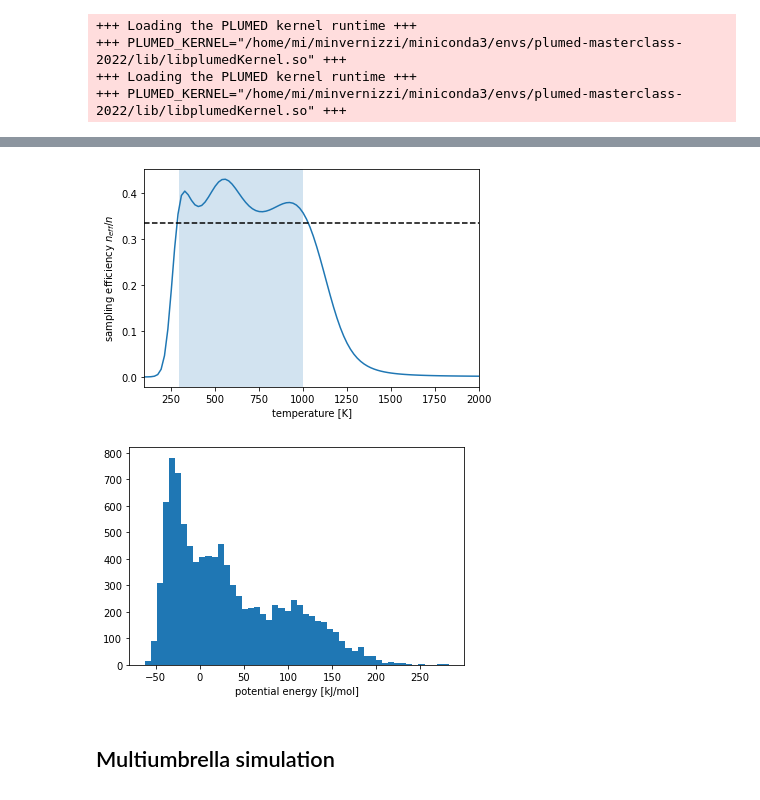
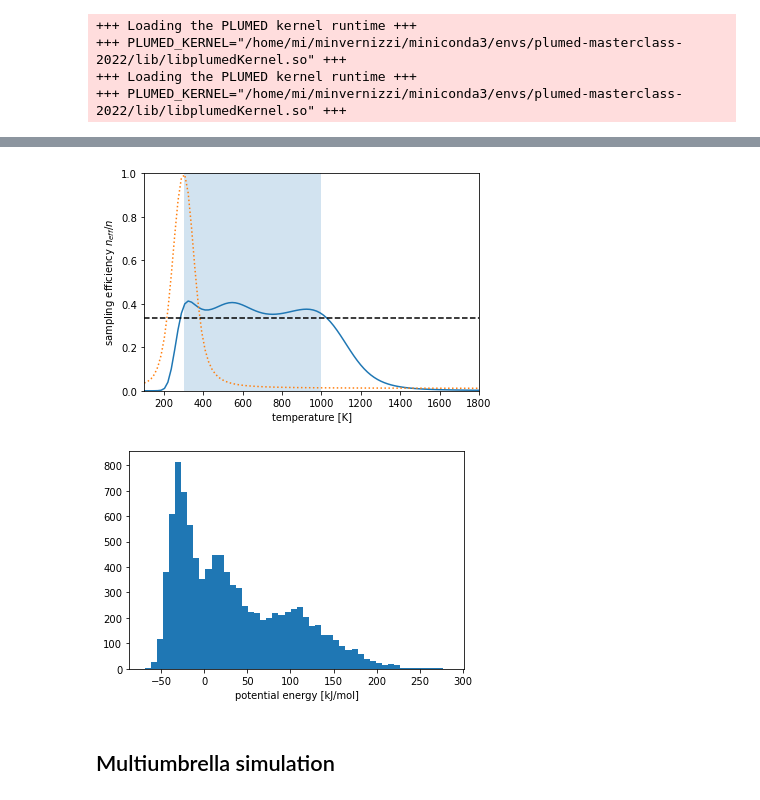
Before and after one commit to invemichele/masterclass-22-03, a Jupyter notebook: notebooks/1-opes_expanded.ipynb, the cells around one changed output, grey strips where cells are left out. Drawn from its saved outputs; the diff is of its cells as text; code cells hidden in the pictures.

```diff
--- a/notebooks/1-opes_expanded.ipynb
+++ b/notebooks/1-opes_expanded.ipynb
@@ -152,0 +155,18 @@ However, this is only the loss in efficiency due to the importance sampling. Ano
+# %%
+# calculate ESS of the initial unbiased samples
+temp_min = 300
+temp_max = 1000
+temp_steps = 3
+temps = np.linspace(100, 1800, 100)
+
+start = len(np.where(colvar['opes.bias']==0)[0]) #only at the beginning the bias is perfectly zero
+ESSs_start = np.array([calcESS(((1-T0/t)*colvar['ene'][:start])/KBT) for t in temps])
+
+plt.plot(temps, ESSs_start/start)
+plt.ylabel('sampling efficiency $n_{eff}/n$')
+plt.xlabel('temperature [K]')
+plt.xlim(temps[0], temps[-1])
+plt.ylim(0, 1)
+plt.axvspan(temp_min, temp_max, alpha=0.2)
+plt.axhline(1/temp_steps, ls='--', c='k')
+plt.show()
@@ -153,28 +175,26 @@ However, this is only the loss in efficiency due to the importance sampling. Ano
 # %%
 #plot effective sample size as a function of temperature
-temp_min = 300
-temp_max = 1000
-temp_steps = 3
+transient = start
 
-temps = np.linspace(100, 2000, 100)
-transient = 1000
 ESSs = np.array([calcESS((colvar['opes.bias'][transient:]+(1-T0/t)*colvar['ene'][transient:])/KBT) for t in temps])
 
 plt.plot(temps, ESSs/(len(colvar['time'][transient:])))
+plt.plot(temps, ESSs_start/start, ls=':')
 plt.ylabel('sampling efficiency $n_{eff}/n$')
 plt.xlabel('temperature [K]')
 plt.xlim(temps[0], temps[-1])
+plt.ylim(0, 1)
 plt.axvspan(temp_min, temp_max, alpha=0.2)
 plt.axhline(1/temp_steps, ls='--', c='k')
 plt.show()
 
 #plot the sampled energy distribution
-plt.hist(colvar['ene'], bins=50)
+plt.hist(colvar['ene'][transient:], bins=50)
 plt.xlabel('potential energy [kJ/mol]')
 plt.show()
 # %% [output]
-[figure, old version]
+[figure, new version]
-[figure, old version]
+[figure, new version]
 # %% [markdown]
 ## Multiumbrella simulation
 # %%
```
Also changed, not shown: parts of 12 cells of this notebook.
